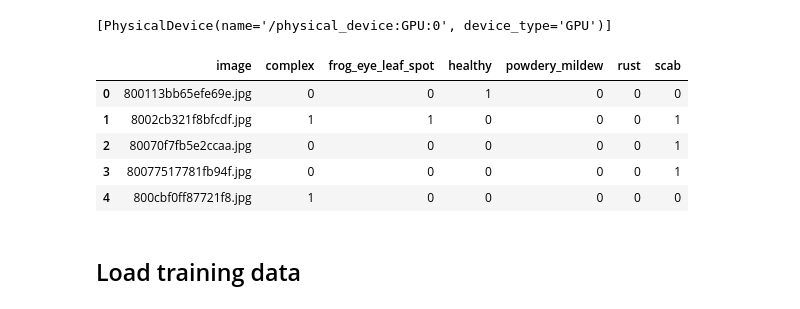
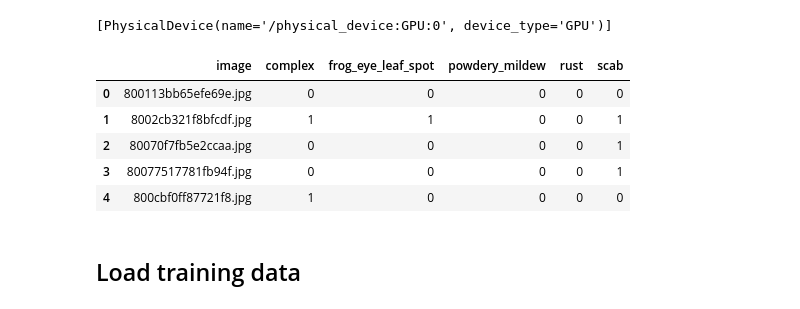
Before and after one commit to mikasso/liscie, a Jupyter notebook: liscie.ipynb, the cells around one changed output. Drawn from its saved outputs; the diff is of its cells as text; code cells hidden in the pictures.

Commit message:
make none class a healthy class

```diff
--- a/liscie.ipynb
+++ b/liscie.ipynb
@@ -37,19 +39,20 @@ print(tf.config.list_physical_devices('GPU'))
 # %%
 train = pd.read_csv(INPUT_PATH+ '/train.csv')
 train.head()
 
 mlb = MultiLabelBinarizer().fit(train.labels.apply(lambda x : x.split()))
 labels = pd.DataFrame(mlb.transform(train.labels.apply(lambda x : x.split())), columns = mlb.classes_)
 
 labels = pd.concat([train['image'], labels], axis=1)
+labels= labels.drop("healthy", axis=1)
 labels.head()
 # %% [output]
-|  | image | complex | frog_eye_leaf_spot | healthy | powdery_mildew | rust | scab |
-| 0 | 800113bb65efe69e.jpg | 0 | 0 | 1 | 0 | 0 | 0 |
-| 1 | 8002cb321f8bfcdf.jpg | 1 | 1 | 0 | 0 | 0 | 1 |
-| 2 | 80070f7fb5e2ccaa.jpg | 0 | 0 | 0 | 0 | 0 | 1 |
-| 3 | 80077517781fb94f.jpg | 0 | 0 | 0 | 0 | 0 | 1 |
-| 4 | 800cbf0ff87721f8.jpg | 1 | 0 | 0 | 0 | 0 | 0 |
+|  | image | complex | frog_eye_leaf_spot | powdery_mildew | rust | scab |
+| 0 | 800113bb65efe69e.jpg | 0 | 0 | 0 | 0 | 0 |
+| 1 | 8002cb321f8bfcdf.jpg | 1 | 1 | 0 | 0 | 1 |
+| 2 | 80070f7fb5e2ccaa.jpg | 0 | 0 | 0 | 0 | 1 |
+| 3 | 80077517781fb94f.jpg | 0 | 0 | 0 | 0 | 1 |
+| 4 | 800cbf0ff87721f8.jpg | 1 | 0 | 0 | 0 | 0 |
 # %% [markdown]
 ## Load training data
 # %%
```
Also changed, not shown: parts of 10 cells of this notebook, 2 other files.
